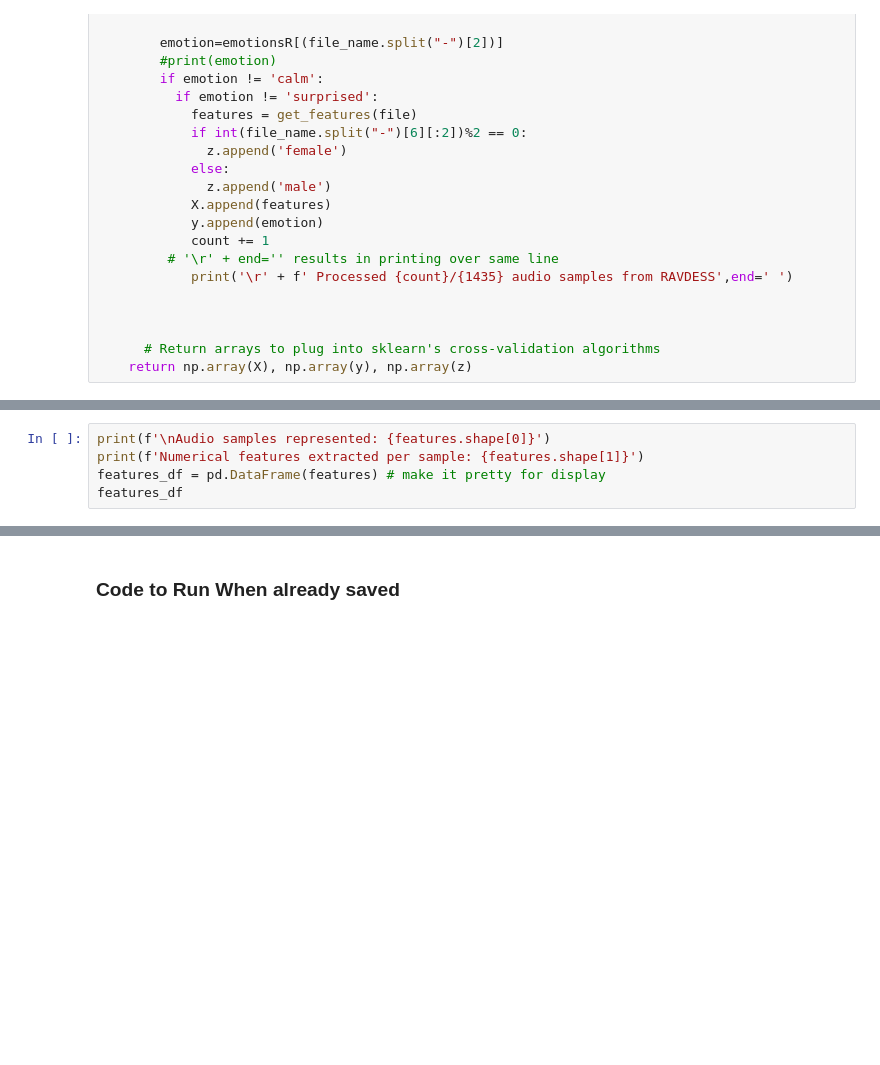
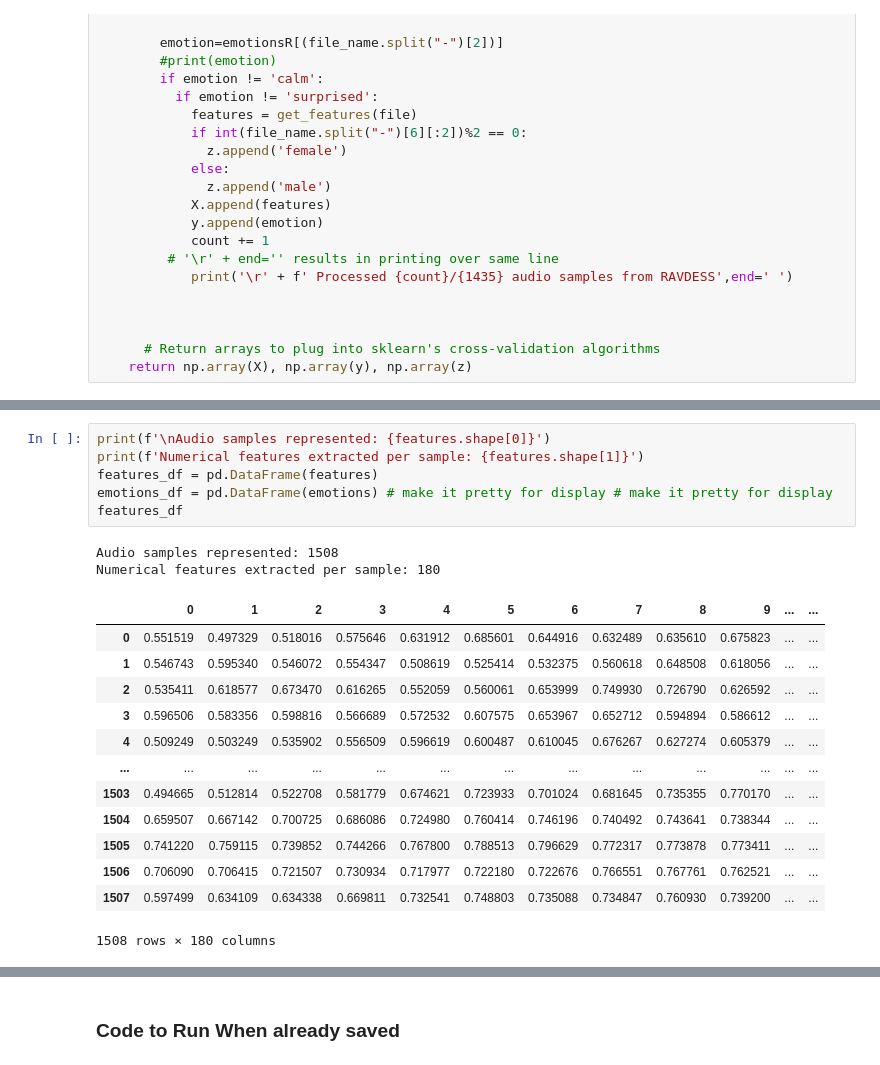
Before and after one commit to IAT-ExploringAI-2024/Week3-Machine_Learning, a Jupyter notebook: Week_3_MachineLearning.ipynb, the cells around one changed output, grey strips where cells are left out. Drawn from its saved outputs; the diff is of its cells as text; blank space fills up the shorter version.

```diff
--- a/Week_3_MachineLearning.ipynb
+++ b/Week_3_MachineLearning.ipynb
@@ -716,8 +718,25 @@ features, emotions, genderSpread = load_data()
 # %%
 print(f'\nAudio samples represented: {features.shape[0]}')
 print(f'Numerical features extracted per sample: {features.shape[1]}')
-features_df = pd.DataFrame(features) # make it pretty for display
+features_df = pd.DataFrame(features)
+emotions_df = pd.DataFrame(emotions) # make it pretty for display # make it pretty for display
 features_df
+# %% [output]
+Audio samples represented: 1508
+Numerical features extracted per sample: 180
+|  | 0 | 1 | 2 | 3 | 4 | 5 | 6 | 7 | 8 | 9 | ... | ... |
+| 0 | 0.551519 | 0.497329 | 0.518016 | 0.575646 | 0.631912 | 0.685601 | 0.644916 | 0.632489 | 0.635610 | 0.675823 | ... | ... |
+| 1 | 0.546743 | 0.595340 | 0.546072 | 0.554347 | 0.508619 | 0.525414 | 0.532375 | 0.560618 | 0.648508 | 0.618056 | ... | ... |
+| 2 | 0.535411 | 0.618577 | 0.673470 | 0.616265 | 0.552059 | 0.560061 | 0.653999 | 0.749930 | 0.726790 | 0.626592 | ... | ... |
+| 3 | 0.596506 | 0.583356 | 0.598816 | 0.566689 | 0.572532 | 0.607575 | 0.653967 | 0.652712 | 0.594894 | 0.586612 | ... | ... |
+| 4 | 0.509249 | 0.503249 | 0.535902 | 0.556509 | 0.596619 | 0.600487 | 0.610045 | 0.676267 | 0.627274 | 0.605379 | ... | ... |
+| ... | ... | ... | ... | ... | ... | ... | ... | ... | ... | ... | ... | ... |
+| 1503 | 0.494665 | 0.512814 | 0.522708 | 0.581779 | 0.674621 | 0.723933 | 0.701024 | 0.681645 | 0.735355 | 0.770170 | ... | ... |
+| 1504 | 0.659507 | 0.667142 | 0.700725 | 0.686086 | 0.724980 | 0.760414 | 0.746196 | 0.740492 | 0.743641 | 0.738344 | ... | ... |
+| 1505 | 0.741220 | 0.759115 | 0.739852 | 0.744266 | 0.767800 | 0.788513 | 0.796629 | 0.772317 | 0.773878 | 0.773411 | ... | ... |
+| 1506 | 0.706090 | 0.706415 | 0.721507 | 0.730934 | 0.717977 | 0.722180 | 0.722676 | 0.766551 | 0.767761 | 0.762521 | ... | ... |
+| 1507 | 0.597499 | 0.634109 | 0.634338 | 0.669811 | 0.732541 | 0.748803 | 0.735088 | 0.734847 | 0.760930 | 0.739200 | ... | ... |
+1508 rows × 180 columns
 # %%
 # plot emotions
 plt.figure(figsize=(35,4))
```
Also changed, not shown: parts of 7 cells of this notebook.
